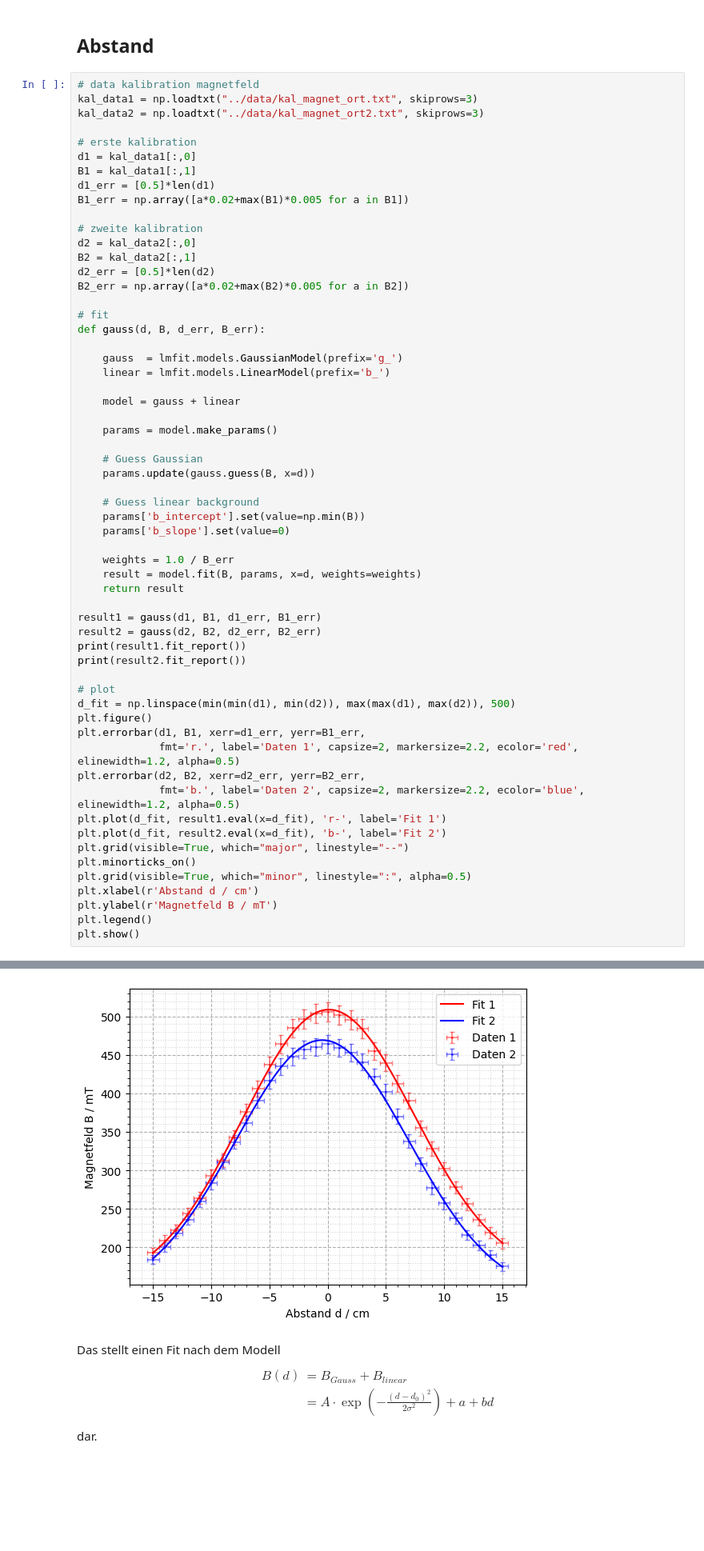
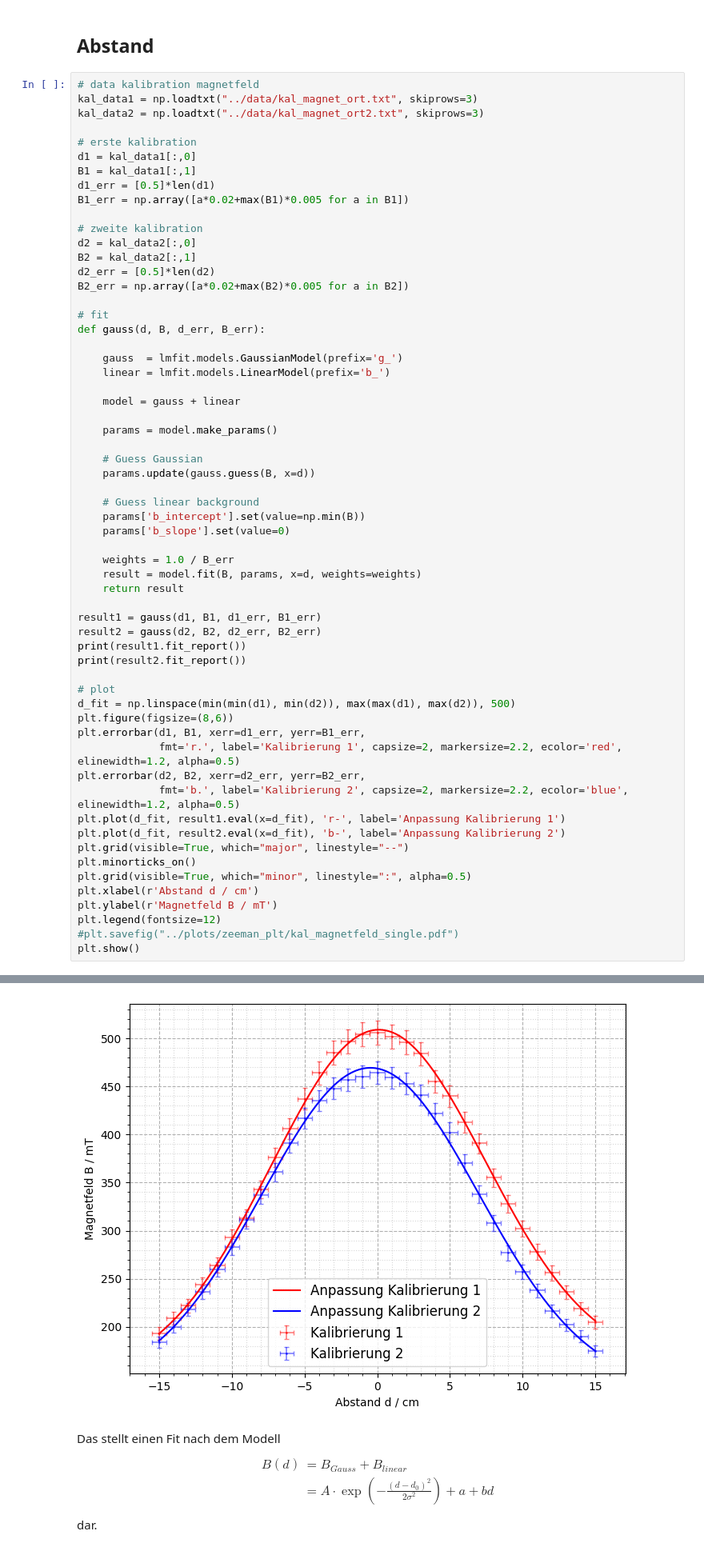
Before and after one commit to itzhaQQ/P4_WS2526, a Jupyter notebook: 401_ElektronischeUebergaengeAnAtomen/src/kali.ipynb, the cells around one changed output, grey strips where cells are left out. Shown at 80% size. Drawn from its saved outputs; the diff is of its cells as text; blank space fills up the shorter version.

```diff
--- a/401_ElektronischeUebergaengeAnAtomen/src/kali.ipynb
+++ b/401_ElektronischeUebergaengeAnAtomen/src/kali.ipynb
@@ -50,40 +50,41 @@ print(result1.fit_report())
 print(result2.fit_report())
 
 # plot
 d_fit = np.linspace(min(min(d1), min(d2)), max(max(d1), max(d2)), 500)
-plt.figure()
+plt.figure(figsize=(8,6))
 plt.errorbar(d1, B1, xerr=d1_err, yerr=B1_err,
-             fmt='r.', label='Daten 1', capsize=2, markersize=2.2, ecolor='red', elinewidth=1.2, alpha=0.5)
+             fmt='r.', label='Kalibrierung 1', capsize=2, markersize=2.2, ecolor='red', elinewidth=1.2, alpha=0.5)
 plt.errorbar(d2, B2, xerr=d2_err, yerr=B2_err,
-             fmt='b.', label='Daten 2', capsize=2, markersize=2.2, ecolor='blue', elinewidth=1.2, alpha=0.5)
-plt.plot(d_fit, result1.eval(x=d_fit), 'r-', label='Fit 1')
-plt.plot(d_fit, result2.eval(x=d_fit), 'b-', label='Fit 2')
+             fmt='b.', label='Kalibrierung 2', capsize=2, markersize=2.2, ecolor='blue', elinewidth=1.2, alpha=0.5)
+plt.plot(d_fit, result1.eval(x=d_fit), 'r-', label='Anpassung Kalibrierung 1')
+plt.plot(d_fit, result2.eval(x=d_fit), 'b-', label='Anpassung Kalibrierung 2')
 plt.grid(visible=True, which="major", linestyle="--")
 plt.minorticks_on()
 plt.grid(visible=True, which="minor", linestyle=":", alpha=0.5)
 plt.xlabel(r'Abstand d / cm')
 plt.ylabel(r'Magnetfeld B / mT')
-plt.legend()
+plt.legend(fontsize=12)
+#plt.savefig("../plots/zeeman_plt/kal_magnetfeld_single.pdf")
 plt.show()
 # %% [output]
 [[Model]]
     (Model(gaussian, prefix='g_') + Model(linear, prefix='b_'))
 [[Fit Statistics]]
     # fitting method   = leastsq
     # function evals   = 25
     # data points      = 31
     # variables        = 5
     chi-square         = 2.64787558
     reduced chi-square = 0.10184137
     Akaike info crit   = -66.2671162
     Bayesian info crit = -59.0971801
     R-squared          = 0.99913955
 ... (40 lines left out)
     C(g_sigma, b_slope)         = +0.1999
     C(g_amplitude, g_center)    = -0.1675
     C(g_center, b_intercept)    = +0.1651
     C(g_center, g_sigma)        = -0.1471
-[figure, old version]
+[figure, new version]
 # %% [markdown]
 Das stellt einen Fit nach dem Modell
 \begin{align}
```
Also changed, not shown: parts of 4 cells of this notebook, 30 other files.
